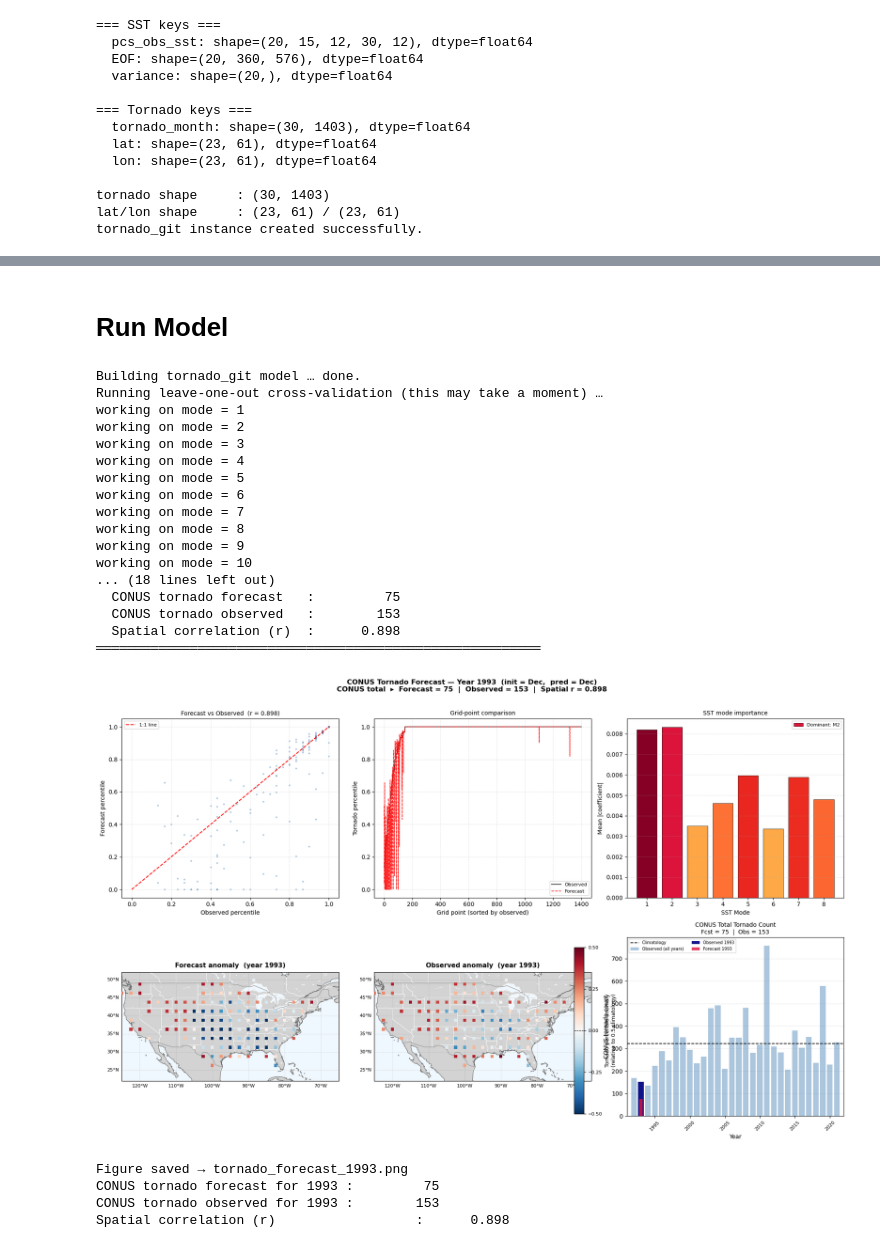
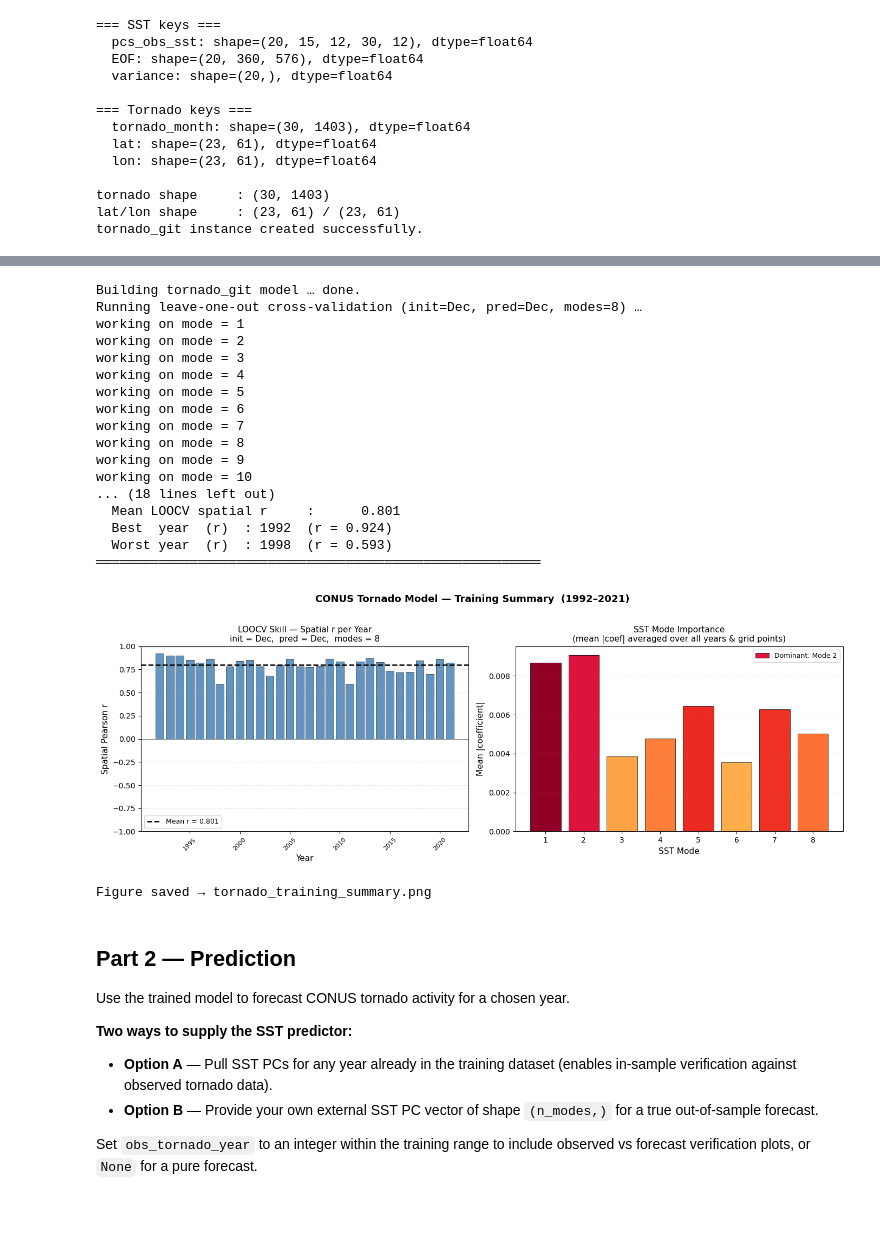
Before and after one commit to kuiper2000/seasonal_tornado_forecast_demo, a Jupyter notebook: Tornado_github.ipynb, the cells around one changed output, grey strips where cells are left out. Saved outputs shown, nothing was run; the diff lists cells and outputs as text; code cells hidden in the pictures; blank space fills up the shorter version.

```diff
--- a/Tornado_github.ipynb
+++ b/Tornado_github.ipynb
@@ -19,17 +19,17 @@ import sys
 import importlib
 
 # Add the directory containing Tornado_github.py to sys.path
-sys.path.insert(0, '/content/seasonal_tornado_forecast_demo/')
+# sys.path.insert(0, '/content/seasonal_tornado_forecast_demo/')
 
 # Force reload to pick up any fixes in Tornado_github.py
 if 'Tornado_github' in sys.modules:
     importlib.reload(sys.modules['Tornado_github']) # Reload by module name, not path
 from Tornado_github import tornado_git
 
-# data_sst     = np.load('SST_EOFs_1995_2017_based.npz')
-# data_tornado = np.load('github_demo.npz')
-data_sst     = np.load('/content/seasonal_tornado_forecast_demo/SST_EOFs_1995_2017_based.npz')
-data_tornado = np.load('/content/seasonal_tornado_forecast_demo/github_demo.npz')
+data_sst     = np.load('SST_EOFs_1995_2017_based.npz')
+data_tornado = np.load('github_demo.npz')
+# data_sst     = np.load('/content/seasonal_tornado_forecast_demo/SST_EOFs_1995_2017_based.npz')
+# data_tornado = np.load('/content/seasonal_tornado_forecast_demo/github_demo.npz')
 
 #20 SST PCs, 15 ensemble, 12 initialization months, 30 years (1992-2022), 12 month of forecast lead time
 #20 SST EOFs, number lat, number of longitude
@@ -376,55 +276,48 @@ predict_conus_tornado() is ready.
-# %% [markdown]
-# Run Model
 # %%
-
 # ══════════════════════════════════════════════════════════════════════════════
-#  USER INPUT — set the year you want to forecast, then run this cell
+#  PART 1 USER INPUTS — set parameters, then run this cell to train the model
 # ══════════════════════════════════════════════════════════════════════════════
 
-target_year = 1993   # ← change to any year in [1992, 2021]
-
-# Optional settings (defaults work well out of the box)
 INIT_MONTH = 12   # Initialisation month (1–12)
 PRED_MONTH = 12   # SST predictor month  (1–12)
-N_MODES    = 8   # Number of SST modes to use in regression
+N_MODES    = 8    # Number of SST modes to use in regression
 
-# ── Run the forecast ──────────────────────────────────────────────────────────
-result = predict_conus_tornado(
-    target_year      = target_year,
+training = train_tornado_model(
     pcs_obs_sst      = pcs_obs_sst,
-    EOFs             = EOFs,
     tornado          = tornado,
     tornado_lat_full = tornado_lat_full,
     tornado_lon_full = tornado_lon_full,
     init_month       = INIT_MONTH,
     pred_month       = PRED_MONTH,
     n_modes          = N_MODES,
 )
-
-# ── Quick-access results ──────────────────────────────────────────────────────
-print(f"CONUS tornado forecast for {target_year} : {result['conus_total_forecast']:>10,.0f}")
-print(f"CONUS tornado observed for {target_year} : {result['conus_total_observed']:>10,.0f}")
-print(f"Spatial correlation (r)                  : {result['correlation']:>10.3f}")
 # %% [output]
 Building tornado_git model … done.
-Running leave-one-out cross-validation (this may take a moment) …
+Running leave-one-out cross-validation (init=Dec, pred=Dec, modes=8) …
 working on mode = 1
 working on mode = 2
 working on mode = 3
 working on mode = 4
 working on mode = 5
 working on mode = 6
 working on mode = 7
 working on mode = 8
 working on mode = 9
 working on mode = 10
 ... (18 lines left out)
-  CONUS tornado forecast   :         75
-  CONUS tornado observed   :        153
-  Spatial correlation (r)  :      0.898
+  Mean LOOCV spatial r     :      0.801
+  Best  year  (r)  : 1992  (r = 0.924)
+  Worst year  (r)  : 1998  (r = 0.593)
 ═════════════════════════════════════════════════════════
-[figure, old version]
+[figure, new version]
-Figure saved → tornado_forecast_1993.png
-CONUS tornado forecast for 1993 :         75
-CONUS tornado observed for 1993 :        153
-Spatial correlation (r)                  :      0.898
+Figure saved → tornado_training_summary.png
+# %% [markdown]
+## Part 2 — Prediction
+
+Use the trained model to forecast CONUS tornado activity for a chosen year.
+
+**Two ways to supply the SST predictor:**
+- **Option A** — Pull SST PCs for any year already in the training dataset (enables in-sample verification against observed tornado data).
+- **Option B** — Provide your own external SST PC vector of shape `(n_modes,)` for a true out-of-sample forecast.
+
+Set `obs_tornado_year` to an integer within the training range to include observed vs forecast verification plots, or `None` for a pure forecast.
```
Also changed, not shown: parts of 7 cells of this notebook, 1 other file.
